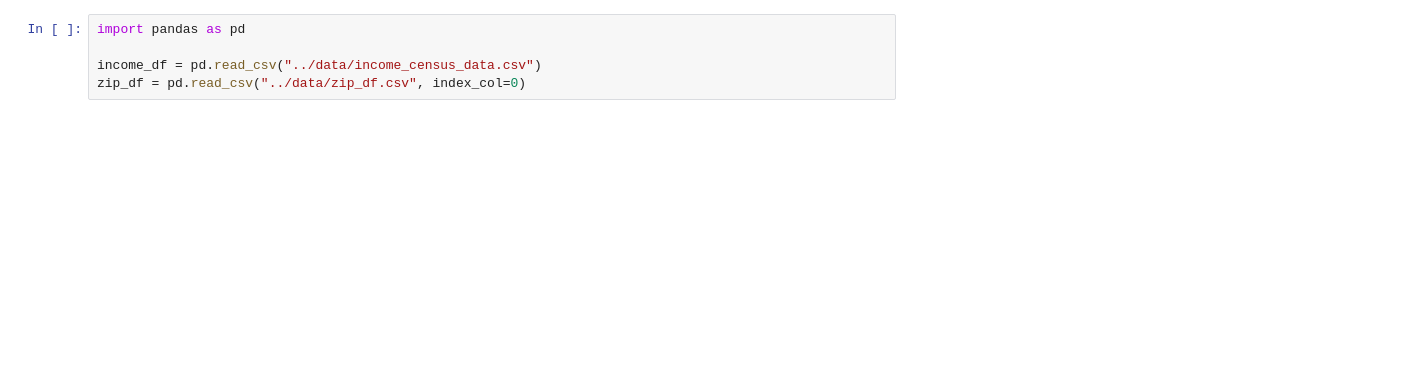
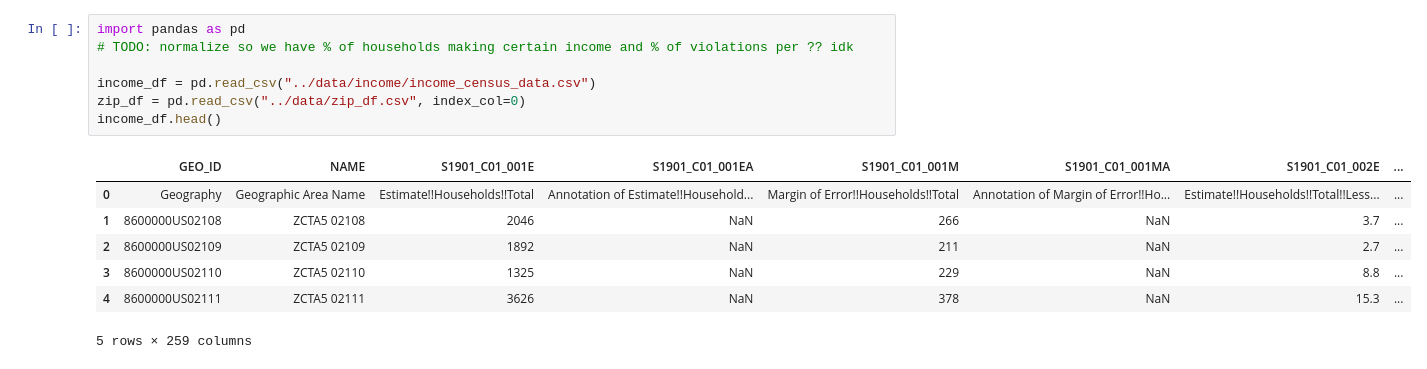
Before and after one commit to BU-Spark/ds-councilor-breadon-bad-landlords2, a Jupyter notebook: spring23-team-3/analysis/income_demographics.ipynb, the cells around one changed output. Cells and saved outputs as stored; diff of their text form; blank space fills up the shorter version.

```diff
--- a/spring23-team-3/analysis/income_demographics.ipynb
+++ b/spring23-team-3/analysis/income_demographics.ipynb
@@ -1,8 +1,18 @@
 # %%
 import pandas as pd
+# TODO: normalize so we have % of households making certain income and % of violations per ?? idk
 
-income_df = pd.read_csv("../data/income_census_data.csv")
+income_df = pd.read_csv("../data/income/income_census_data.csv")
 zip_df = pd.read_csv("../data/zip_df.csv", index_col=0)
+income_df.head()
+# %% [output]
+|  | GEO_ID | NAME | S1901_C01_001E | S1901_C01_001EA | S1901_C01_001M | S1901_C01_001MA | S1901_C01_002E | ... |
+| 0 | Geography | Geographic Area Name | Estimate!!Households!!Total | Annotation of Estimate!!Household... | Margin of Error!!Households!!Total | Annotation of Margin of Error!!Ho... | Estimate!!Households!!Total!!Less... | ... |
+| 1 | 8600000US02108 | ZCTA5 02108 | 2046 | NaN | 266 | NaN | 3.7 | ... |
+| 2 | 8600000US02109 | ZCTA5 02109 | 1892 | NaN | 211 | NaN | 2.7 | ... |
+| 3 | 8600000US02110 | ZCTA5 02110 | 1325 | NaN | 229 | NaN | 8.8 | ... |
+| 4 | 8600000US02111 | ZCTA5 02111 | 3626 | NaN | 378 | NaN | 15.3 | ... |
+5 rows × 259 columns
 # %%
 # Cleaning up the Census Income Data
 #    NOTE: The census data only includes the top 20 zipcodes with the most violations
```
Also changed, not shown: parts of 7 cells of this notebook, 6 other files.
